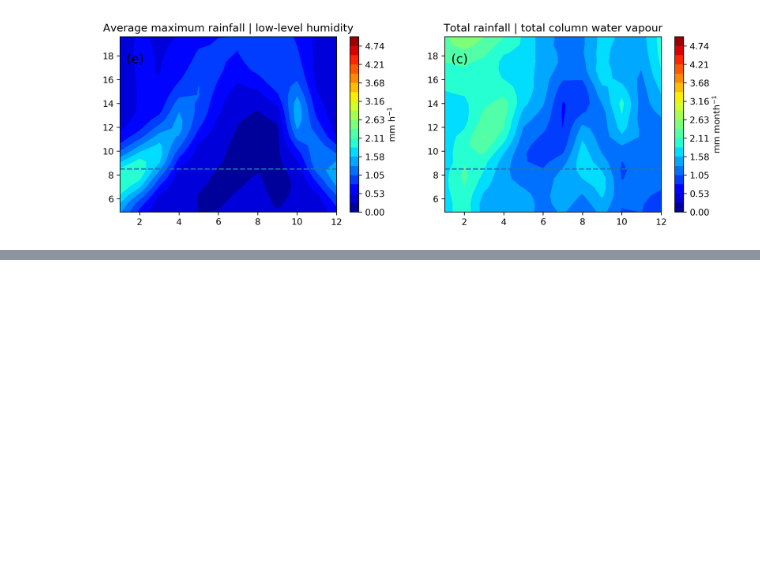
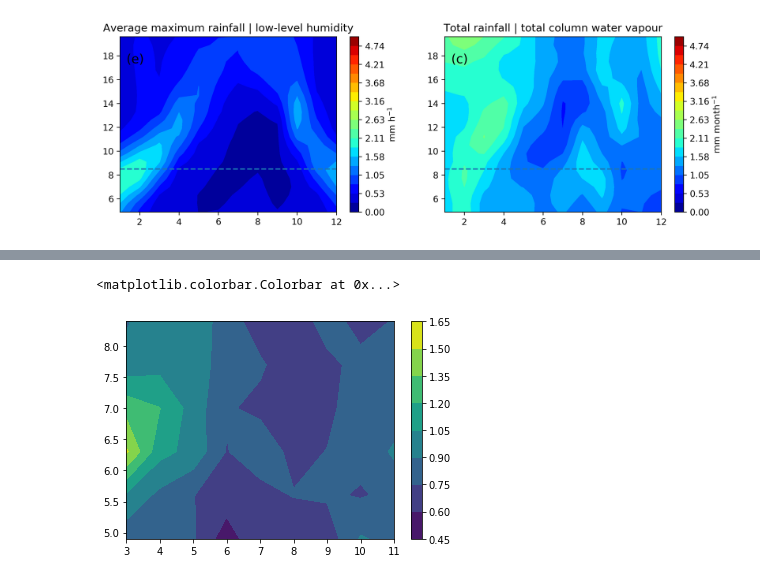
Before and after one commit to cornkle/proj_CEH, a Jupyter notebook: notebooks/CLOVER_slope_sensitivity.ipynb, the cells around one changed output, grey strips where cells are left out. Saved outputs shown, nothing was run; the diff lists cells and outputs as text; code cells hidden in the pictures; blank space fills up the shorter version.

```diff
--- a/notebooks/CLOVER_slope_sensitivity.ipynb
+++ b/notebooks/CLOVER_slope_sensitivity.ipynb
@@ -207,0 +324,6 @@ draw_map(ax,sheardiff.T.values, qdiff.month.values, qdiff.latitude.values , 0, 5
+# %%
+plt.contourf(ds.month, ds.lat,test['q'].T)
+plt.colorbar()
+# %% [output]
+<matplotlib.colorbar.Colorbar at 0x...>
+[figure, added]
```
Also changed, not shown: parts of 29 cells of this notebook, 9 other files.
